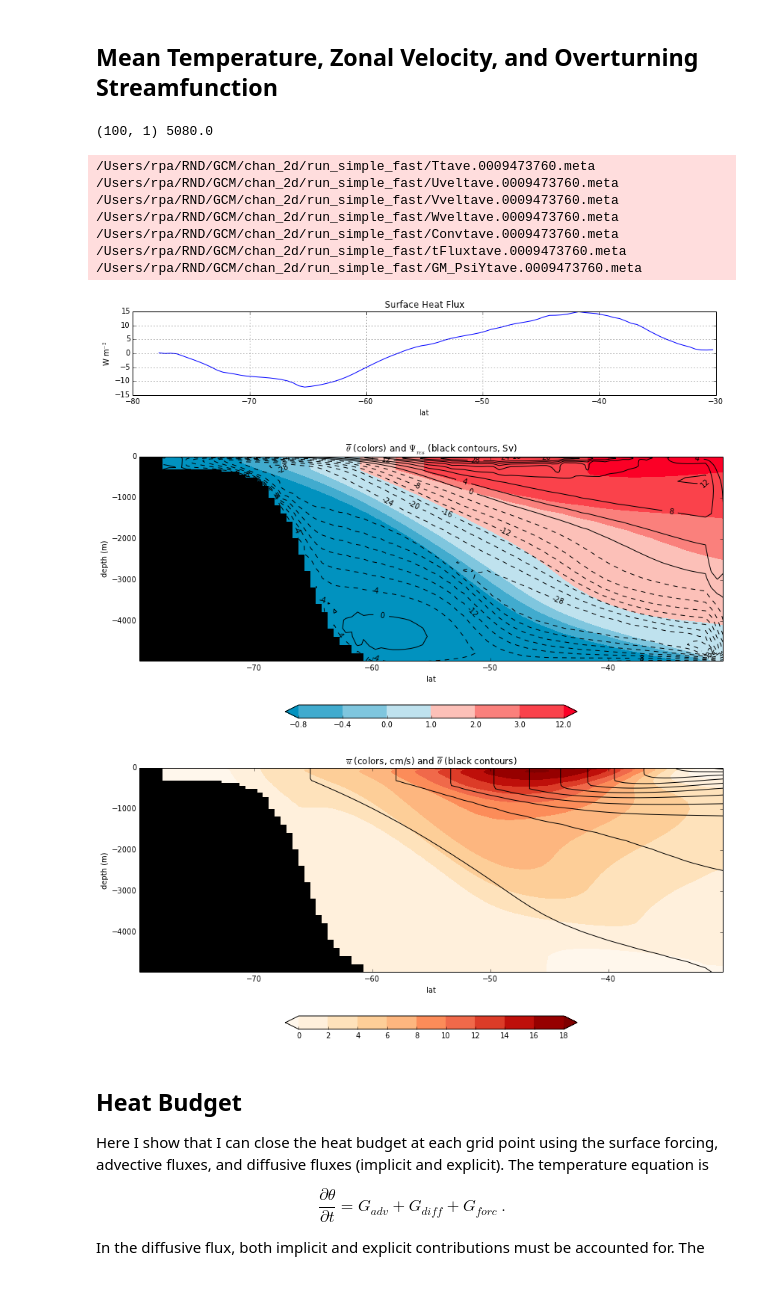
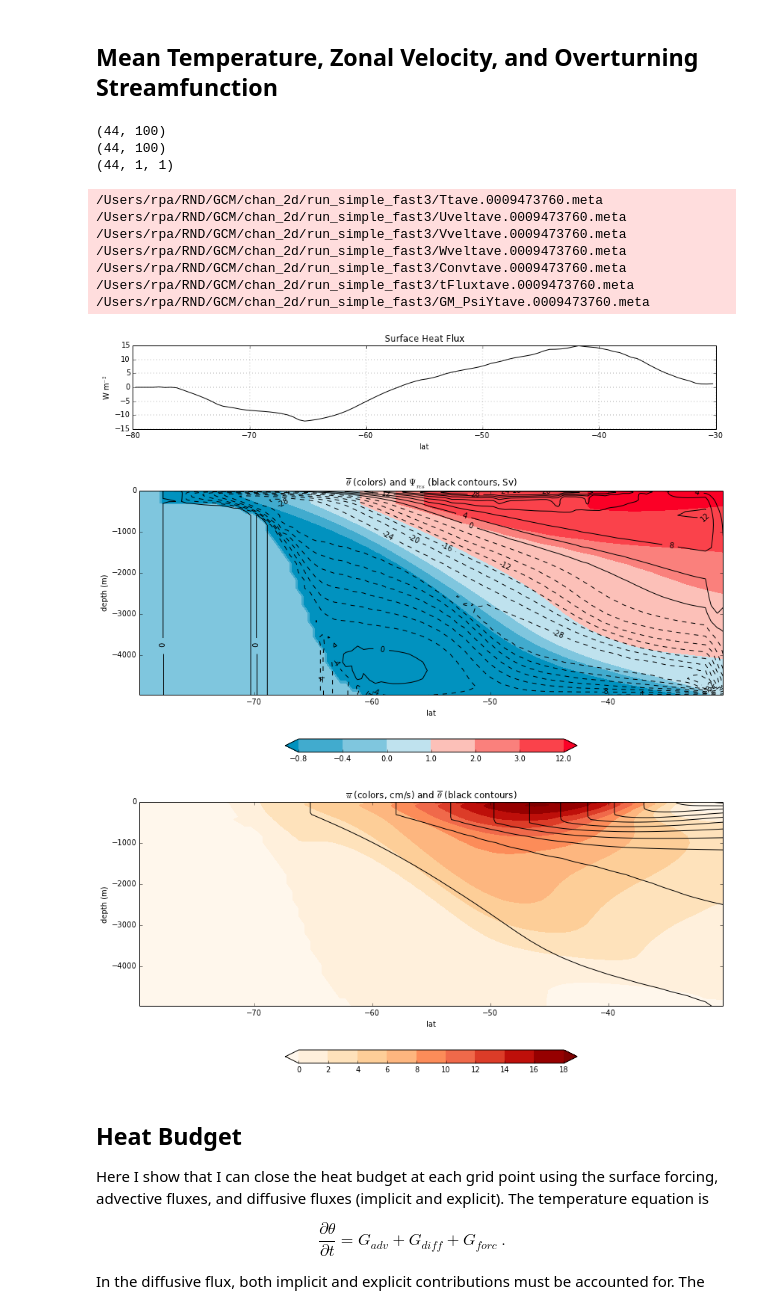
Before and after one commit to dhruvbalwada/watermass, a Jupyter notebook: 2D_channel/view_spinup_simple.ipynb, the cells around one changed output. Drawn from its saved outputs; the diff is of its cells as text; code cells hidden in the pictures.

```diff
--- a/2D_channel/view_spinup_simple.ipynb
+++ b/2D_channel/view_spinup_simple.ipynb
@@ -3,17 +3,20 @@
 This is the basic setup that I am using to test the new LAYERS_THERMODYNAMICS features. It represents a 2D section view of the Southern Ocean. For now the equation of state is linear and there is no salinity. The surface forcing is just relaxation to a prescibed SST (timescale 30 days). There is also a sponge layer at the northern boundary with relaxation to a climatological temperature profile.
 # %%
 %pylab inline
-import mycolors
-from mycolors import wocecolors
-from MITgcmdata import MITgcmmodel
+#import mycolors
+from rpatoolkit import wocecolors
+from mitgcmdata import MITgcmmodel
 from seawater import pden
 
 basedir = '/Users/rpa/RND/GCM/chan_2d/'
-ddir = basedir + 'run_simple_fast'
+ddir = basedir + 'run_simple_fast3'
 
 m = MITgcmmodel.ModelInstance(ddir, default_iter=9473760, grid_type='sphericalpolar')
 # coordinates for plotting
-Zpc, Ypc = m.zf, hstack([m.yg, m.yg[-1]+2*(m.yc[-1]-m.yg[-1])])
+Zpc, Ypc = m.zf, hstack([m.yg[0,:,0], m.yg[0,-1,0]+2*(m.yc[0,-1,0]-m.yg[0,-1,0])])
+print Zpc.shape
+print Ypc.shape
+print Ypc.shape
 # for contours
 Z, Y = m.zc, m.yc.squeeze()
 # %% [output]
@@ -48,49 +54,54 @@ Conv = m.rdmds('Convtave').squeeze()
 Tflux = m.rdmds('tFluxtave').squeeze()
 
 # calculate overturning
-Psi_bar = cumsum(V * m.dzf[:,newaxis], axis=0) *  m.dxg.squeeze()[newaxis,:]
+Psi_bar = cumsum(V * m.drf[:,:,0], axis=0) *  m.dxg.squeeze()[newaxis,:]
 Psi_GM = m.rdmds('GM_PsiYtave').squeeze() * m.dxg.squeeze()[newaxis,:]
-w_GM = diff(hstack([Psi_GM, zeros((m.Nz,1))]),axis=1) / m.dzf[:,newaxis]
-w_GM.mask = T.mask
+w_GM = diff(hstack([Psi_GM, zeros((m.Nz,1))]),axis=1) / m.drf[:,newaxis]
+#w_GM.mask = T.mask
 scalefac = 720./1e6 # scale up to Sv for real ocean
 psilevs = arange(-32,32,4)
 
 # plot
 figure(figsize=(14,2))
 plot(Y, Tflux);
 xlabel('lat'); ylabel(r'W m$^{-2}$'); grid()
 title('Surface Heat Flux')
 
-print m.depth.shape, m.H
+#print m.depth.shape, m.H
+print Psi_GM.shape
+print V.shape
+print m.drf.shape
 
 figure(figsize=(14,7))
 ax = subplot(111)
 cf=wocecolors.contourT(Y,Z,T)
 colorbar(orientation='horizontal', shrink=0.5)
 c=contour(Y, Z, scalefac*(Psi_GM + Psi_bar), psilevs, extend='both', colors='k')
 clabel(c,fmt='%2d')
 title(r'$\overline{\theta}$ (colors) and $\Psi_{res}$ (black contours, Sv)')
 xlabel('lat'); ylabel(r'depth (m)');
 
 figure(figsize=(14,7))
 ax = subplot(111, axisbg='k')
 cf=contourf(Y,Z,U*100, arange(0,20,2), extend='both', cmap=get_cmap('OrRd'))
 colorbar(orientation='horizontal', shrink=0.5)
 c=contour(Y, Z, T, 12, colors='k')
 title(r'$\overline{u}$ (colors, cm/s) and $\overline{\theta}$ (black contours)')
 xlabel('lat'); ylabel(r'depth (m)');
 # %% [output]
-(100, 1) 5080.0
+(44, 100)
+(44, 100)
+(44, 1, 1)
-/Users/rpa/RND/GCM/chan_2d/run_simple_fast/Ttave.0009473760.meta
-/Users/rpa/RND/GCM/chan_2d/run_simple_fast/Uveltave.0009473760.meta
-/Users/rpa/RND/GCM/chan_2d/run_simple_fast/Vveltave.0009473760.meta
-/Users/rpa/RND/GCM/chan_2d/run_simple_fast/Wveltave.0009473760.meta
-/Users/rpa/RND/GCM/chan_2d/run_simple_fast/Convtave.0009473760.meta
-/Users/rpa/RND/GCM/chan_2d/run_simple_fast/tFluxtave.0009473760.meta
-/Users/rpa/RND/GCM/chan_2d/run_simple_fast/GM_PsiYtave.0009473760.meta
+/Users/rpa/RND/GCM/chan_2d/run_simple_fast3/Ttave.0009473760.meta
+/Users/rpa/RND/GCM/chan_2d/run_simple_fast3/Uveltave.0009473760.meta
+/Users/rpa/RND/GCM/chan_2d/run_simple_fast3/Vveltave.0009473760.meta
+/Users/rpa/RND/GCM/chan_2d/run_simple_fast3/Wveltave.0009473760.meta
+/Users/rpa/RND/GCM/chan_2d/run_simple_fast3/Convtave.0009473760.meta
+/Users/rpa/RND/GCM/chan_2d/run_simple_fast3/tFluxtave.0009473760.meta
+/Users/rpa/RND/GCM/chan_2d/run_simple_fast3/GM_PsiYtave.0009473760.meta
-[figure, old version]
+[figure, new version]
-[figure, old version]
+[figure, new version]
-[figure, old version]
+[figure, new version]
 # %% [markdown]
 ## Heat Budget
 Here I show that I can close the heat budget at each grid point using the surface forcing, advective fluxes, and diffusive fluxes (implicit and explicit). The temperature equation is
```
Also changed, not shown: parts of 7 cells of this notebook.
